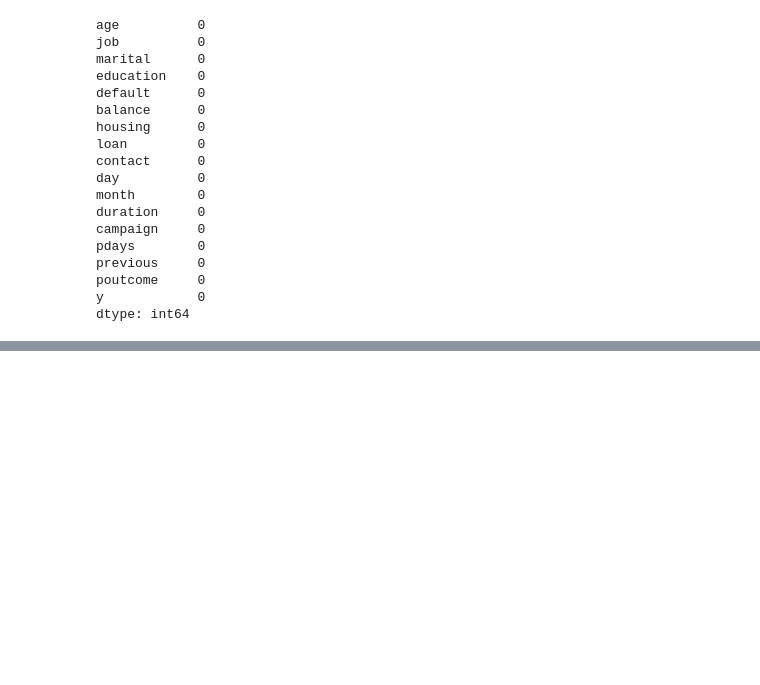
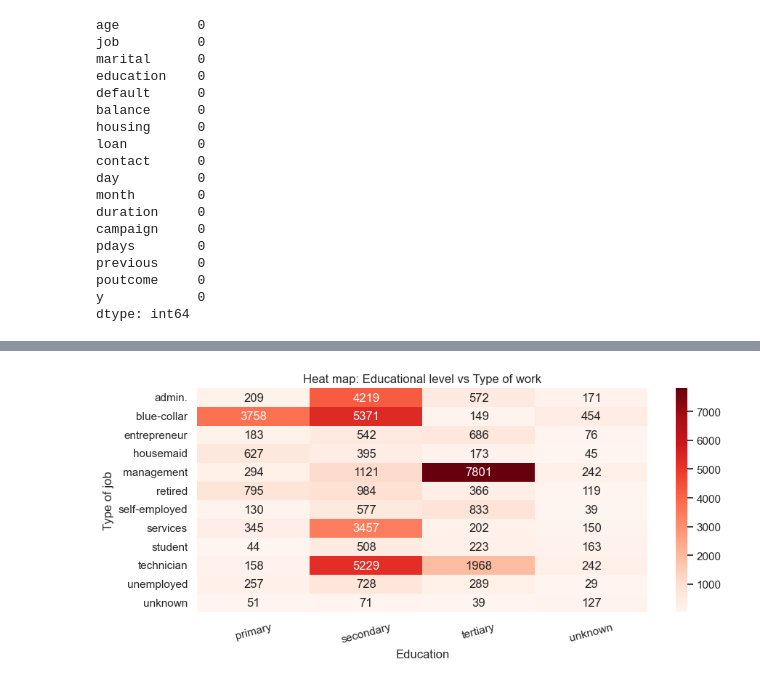
Before and after one commit to Ogomez07/Proyecto-Abril, a Jupyter notebook: proyecto.ipynb, the cells around one changed output, grey strips where cells are left out. Saved outputs shown, nothing was run; the diff lists cells and outputs as text; code cells hidden in the pictures; blank space fills up the shorter version.

```diff
--- a/proyecto.ipynb
+++ b/proyecto.ipynb
@@ -64,0 +129,12 @@ dtype: int64
+# %%
+# Relation between education and type of job
+df_job_heat = df.groupby(['job', 'education']).size().unstack() # --> Unstack Transform the values of the job and education columns into a table. # size is similar than count, but includes null values.
+plt.figure(figsize=(10, 4))
+sns.heatmap(df_job_heat, annot=True, fmt='g', cmap='Reds') # --> g= general format --> how show the values
+plt.title('Heat map: Educational level vs Type of work')
+plt.ylabel('Type of job')
+plt.xlabel('Education')
+plt.xticks(rotation=15)
+plt.show()
+# %% [output]
+[figure, added]
```
Also changed, not shown: parts of 10 cells of this notebook.
